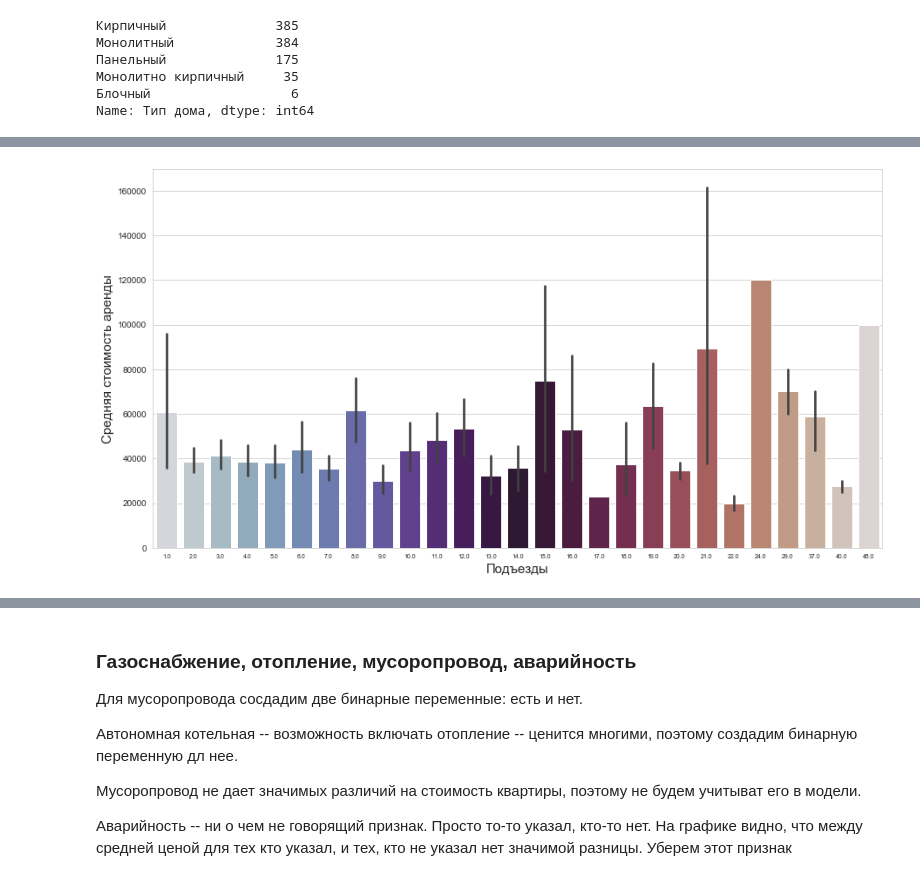
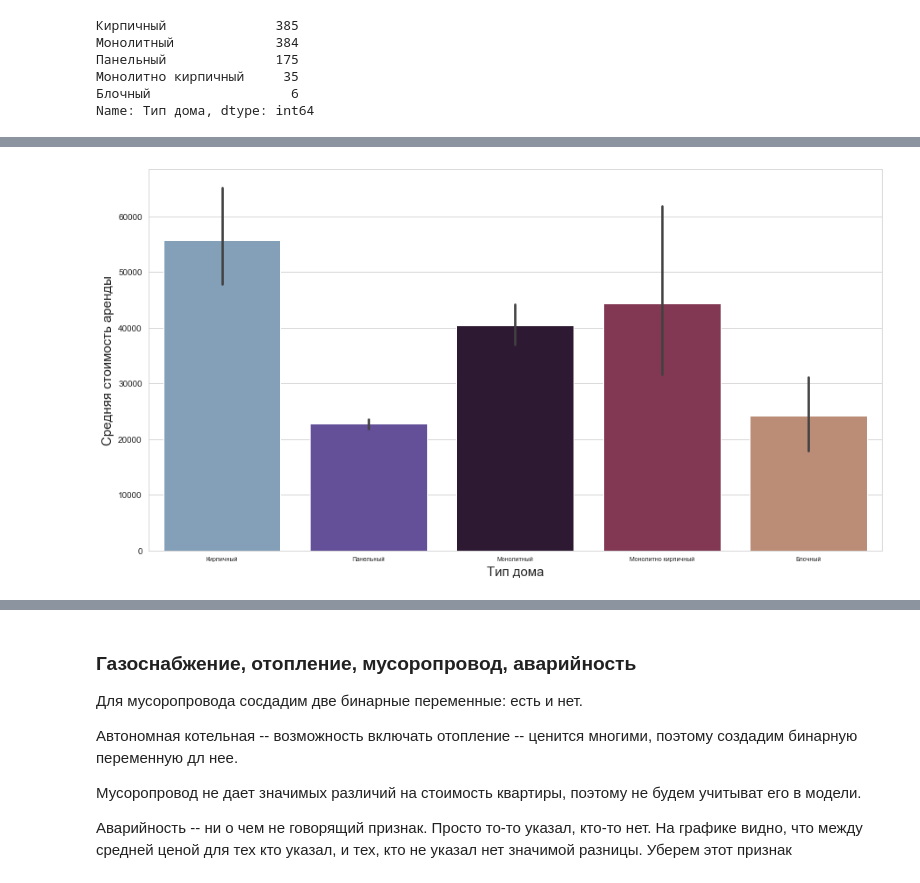
Before and after one commit to lisamartyanova/spb_project, a Jupyter notebook: notebook/data_manipulation_spb_v3.ipynb, the cells around one changed output, grey strips where cells are left out. Drawn from its saved outputs; the diff is of its cells as text; code cells hidden in the pictures.

```diff
--- a/notebook/data_manipulation_spb_v3.ipynb
+++ b/notebook/data_manipulation_spb_v3.ipynb
@@ -461,8 +435,4 @@ Name: Подъезды, dtype: int64
-# %%
-sns.barplot(x = 'Подъезды', y = 'price', palette='twilight', data = data)
-plt.xlabel('Подъезды', fontsize = 15)
-plt.xticks(fontsize = 7)
-plt.ylabel('Средняя стоимость аренды', fontsize = 15)
-plt.show()
-# %% [output]
-[figure, removed]
+# %%
+custom_barplot('Тип дома')
+# %% [output]
+[figure, added]
```
Also changed, not shown: parts of 43 cells of this notebook, 1 other file.
